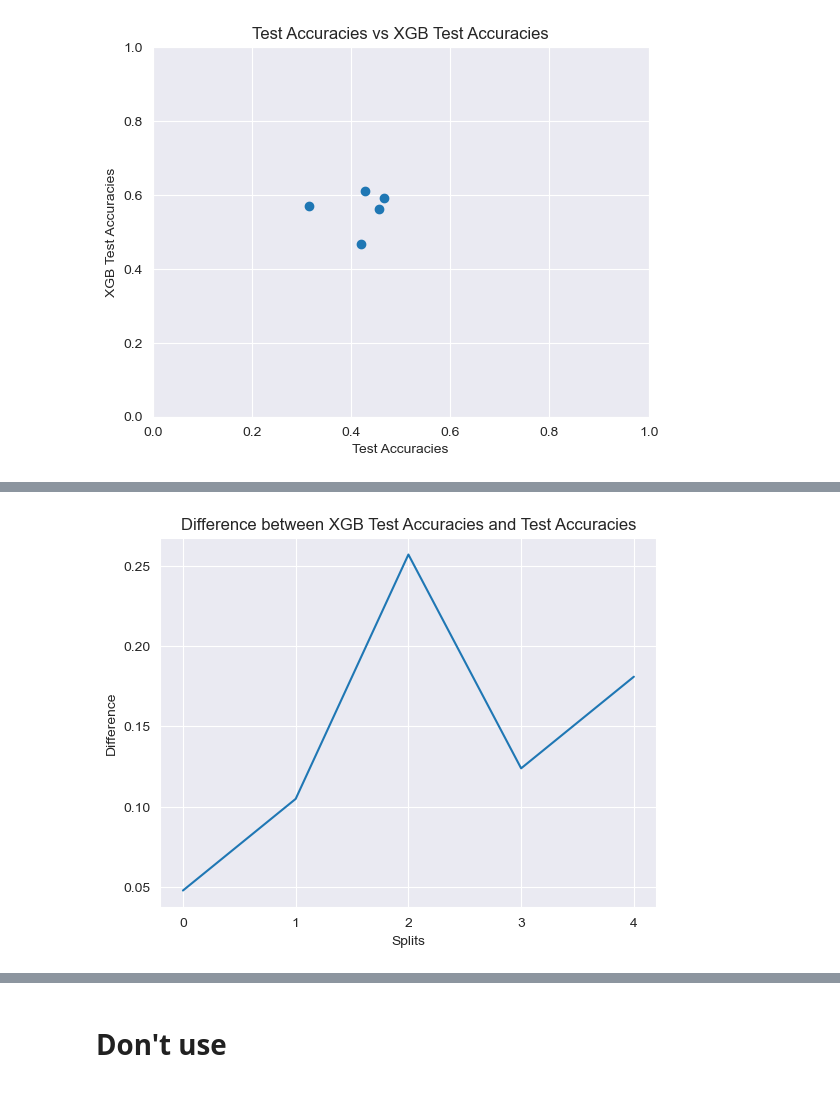
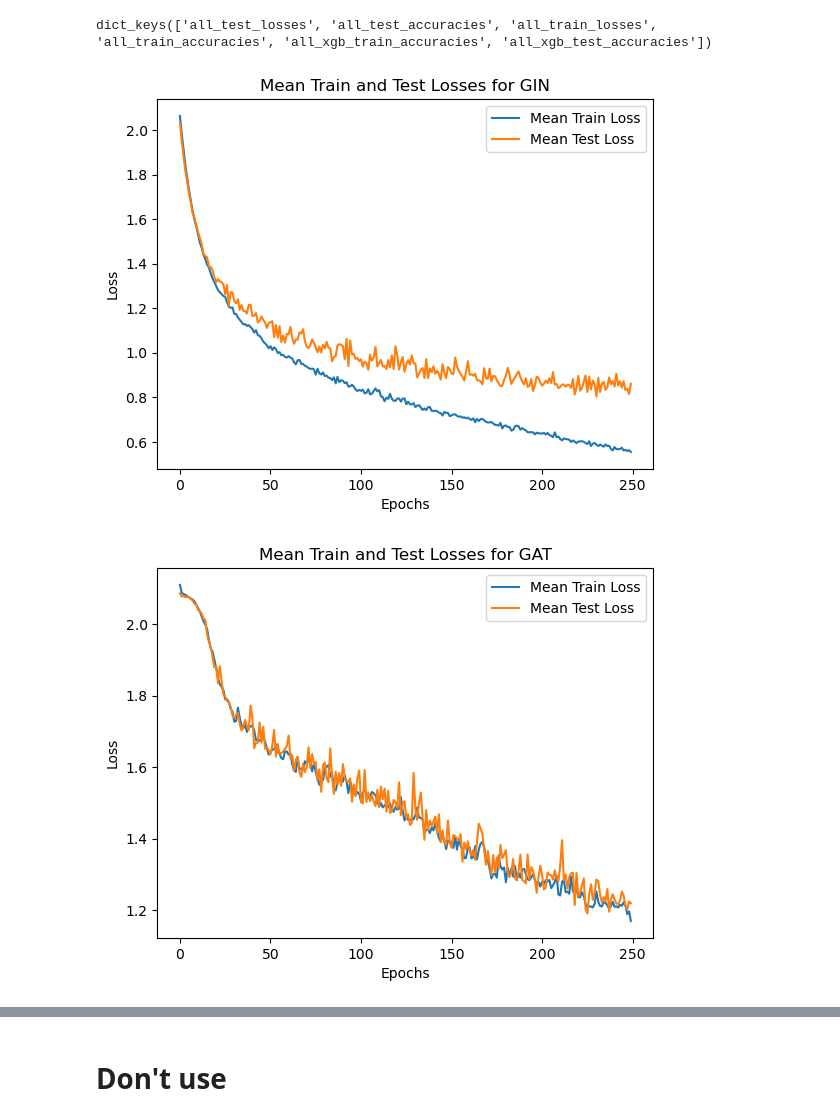
Before and after one commit to Dexytron/graph-ml-FER, a Jupyter notebook: XGBoost.ipynb, the cells around one changed output, grey strips where cells are left out. Saved outputs shown, nothing was run; the diff lists cells and outputs as text; code cells hidden in the pictures.

```diff
--- a/XGBoost.ipynb
+++ b/XGBoost.ipynb
@@ -102,7 +259,7 @@ import numpy as np
 import xgboost as xgb
 from sklearn.metrics import accuracy_score, classification_report
 
-def evaluate_xgb(model, train_loader, test_loader):
+def evaluate_xgb(model, train_loader, test_loader, device='cpu'):
     X_train = []
     y_train = []
     X_test = []
@@ -136,14 +293,13 @@ def evaluate_xgb(model, train_loader, test_loader):
     test_accuracy = accuracy_score(y_test, predictions)
     train_accuracy = accuracy_score(y_train, xgb_model.predict(X_train))
 
-    label_mapping = ['neutral', 'happiness', 'sadness', 'surprise', 'fear',
-                     'disgust', 'anger', 'contempt']
     return test_accuracy, train_accuracy
     #print("\nClassification Report:")
     #print(classification_report(y_test, predictions, target_names=label_mapping))
 # %%
 def train(model, device, train_loader, optimizer, criterion):
     model.train()
+    model.to(device)
     total_loss = 0
     correct = 0
     total = 0
@@ -162,6 +318,7 @@ def train(model, device, train_loader, optimizer, criterion):
 
 def evaluate(model, device, loader, criterion):
     model.eval()
+    model.to(device)
     correct = 0
     total = 0
     val_loss = 0
@@ -262,13 +455,34 @@ XGB Accuracy for Last epoch: 0.6095
+# %%
+results_dict['GIN'].keys()
+# %% [output]
+dict_keys(['all_test_losses', 'all_test_accuracies', 'all_train_losses', 'all_train_accuracies', 'all_xgb_train_accuracies', 'all_xgb_test_accuracies'])
 # %%
-# Scatter plot for test_accuracies and xgb_test_accuracies
-# Make the axes range from 0 to 1
-xgb_acc = [ acc[-1] for acc in all_xgb_test_accuracies]
-plt.xlabel('Test Accuracies')
-plt.ylabel('XGB Test Accuracies')
-plt.title('Test Accuracies vs XGB Test Accuracies')
-plt.scatter(test_accuracies, xgb_acc)
-plt.xlim(0, 1)
-plt.ylim(0, 1)
-plt.show()
+import os
+
+for model_name in results_dict.keys():
+    all_test_losses = results_dict[model_name]['all_test_losses']
+    all_test_accuracies = results_dict[model_name]['all_test_accuracies']
+    all_train_losses = results_dict[model_name]['all_train_losses']
+    all_train_accuracies = results_dict[model_name]['all_train_accuracies']
+    all_xgb_train_accuracies = results_dict[model_name]['all_xgb_train_accuracies']
+    all_xgb_test_accuracies = results_dict[model_name]['all_xgb_test_accuracies']
+    # Plot train and test losses
+    np_train_losses = np.array(all_train_losses)
+    np_test_losses = np.array(all_test_losses)
+    mean_train_losses = np.mean(np_train_losses, axis=0)
+    mean_test_losses = np.mean(np_test_losses, axis=0)
+    # Plot losses by epoch
+    plt.plot(mean_train_losses, label='Mean Train Loss')
+    plt.plot(mean_test_losses, label='Mean Test Loss')
+    plt.xlabel('Epochs')
+    plt.ylabel('Loss')
+    plt.title(f'Mean Train and Test Losses for {model_name}')
+    plt.legend()
+    # Save plot in results directory
+    if not os.path.exists(f'results/{model_name}'):
+        os.makedirs(f'results/{model_name}')
+    plt.savefig(f'results/{model_name}/losses.png')
+    plt.show()
 # %% [output]
-[figure, old version]
+[figure, new version]
+[figure, added]
@@ -275,11 +491,0 @@ plt.show()
-# %%
-# Show difference between test accuracies and xgb test accuracies
-diff = np.array(xgb_acc) - np.array(test_accuracies)
-plt.plot(diff)
-plt.xlabel('Splits')
-plt.ylabel('Difference')
-plt.title('Difference between XGB Test Accuracies and Test Accuracies')
-plt.xticks(range(0, 5, 1))
-plt.show()
-# %% [output]
-[figure, removed]
```
Also changed, not shown: parts of 10 cells of this notebook, 11 other files.
